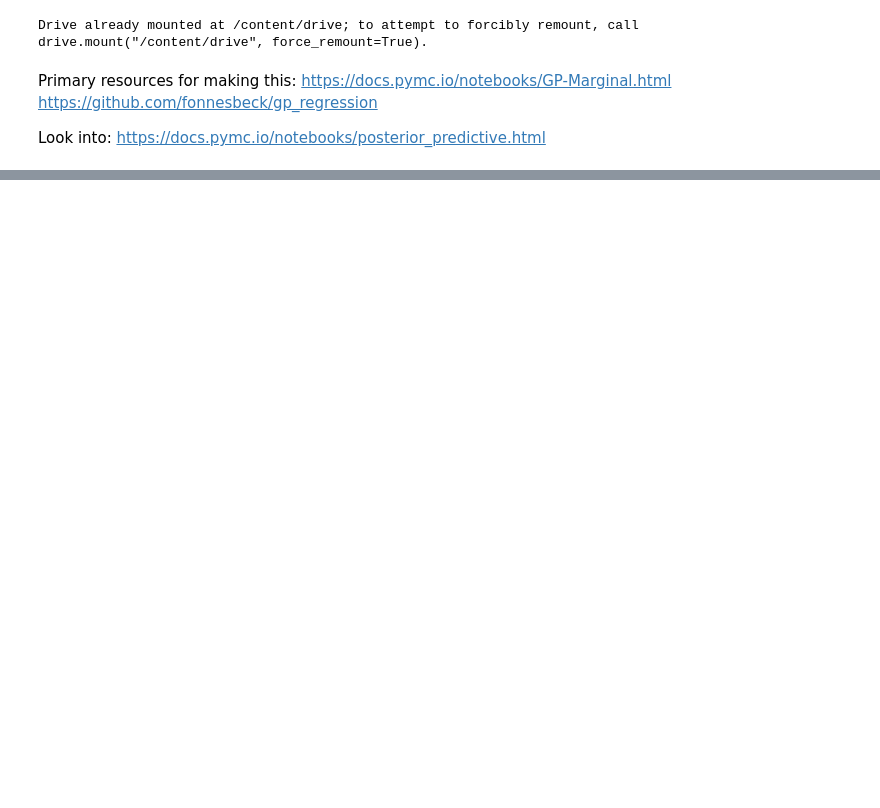
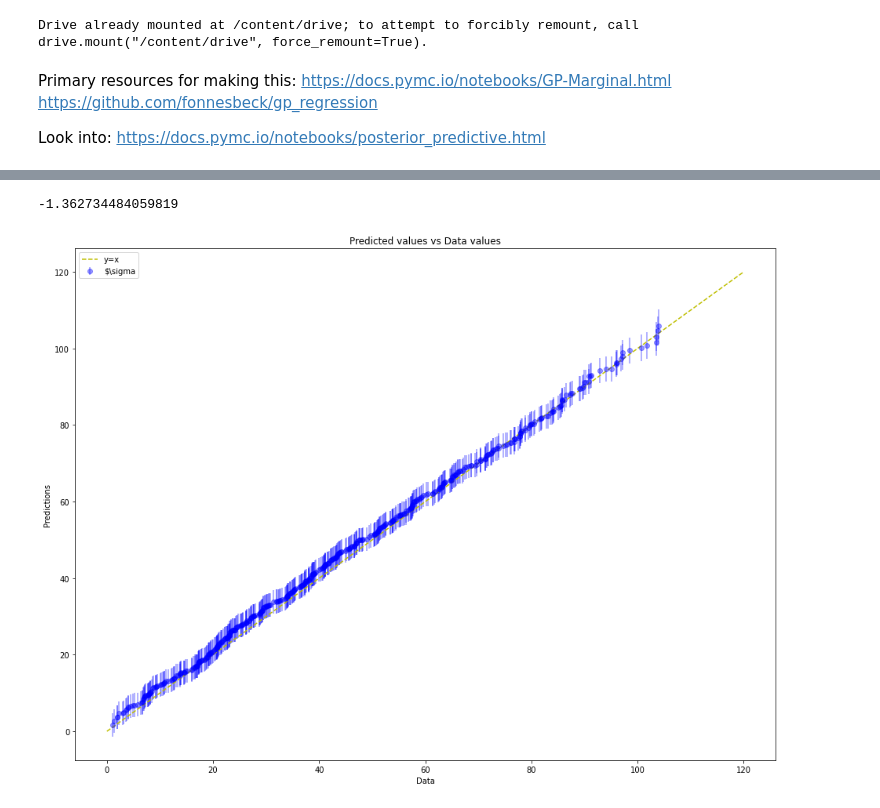
Before and after one commit to ni-phy/year4-project, a Jupyter notebook: Henry/sample_gp_fitting_2d(2).ipynb, the cells around one changed output, grey strips where cells are left out. Cells and saved outputs as stored; diff of their text form; code cells hidden in the pictures; blank space fills up the shorter version.

```diff
--- a/Henry/sample_gp_fitting_2d(2).ipynb
+++ b/Henry/sample_gp_fitting_2d(2).ipynb
@@ -153,0 +194,25 @@ No handles with labels found to put in legend.
+# %%
+numElems = len(y)
+idx = np.round(np.linspace(0, len(mu.reshape(num_gen**2)) - 1, numElems)).astype(int)
+# Picks equal spaced elements from (longer) prediction array so that its shape of data
+
+mu_test = (mu.reshape(num_gen**2)[idx])
+sd_test = (sd.reshape(num_gen**2)[idx])
+
+vals = np.sort([mu_test, sd_test], axis=1)
+# sorts them together :)
+
+fig = plt.figure(figsize=(16,12))
+
+plt.plot([0,120],[0,120], linestyle='--', label='y=x', color='y')
+plt.errorbar(np.sort(y), vals[0,:], yerr=vals[1,:], fmt='o', label=r'$\sigma', color='b', alpha=0.4)
+
+
+plt.xlabel("Data")
+plt.ylabel("Predictions")
+plt.title("Predicted values vs Data values")
+plt.legend()
+print(np.mean(np.sort(y)- vals[0,:]))
+# %% [output]
+-1.362734484059819
+[figure, added]
```
Also changed, not shown: parts of 11 cells of this notebook.
